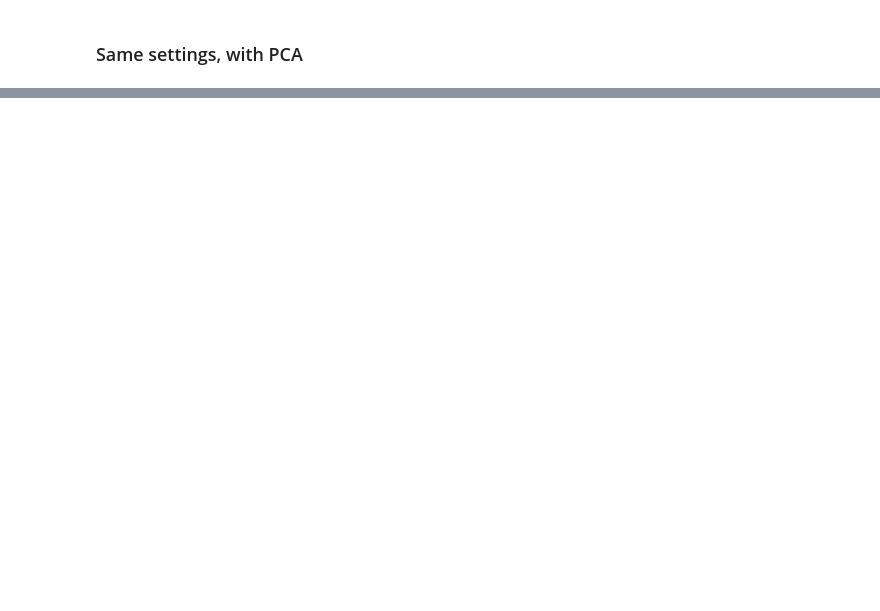
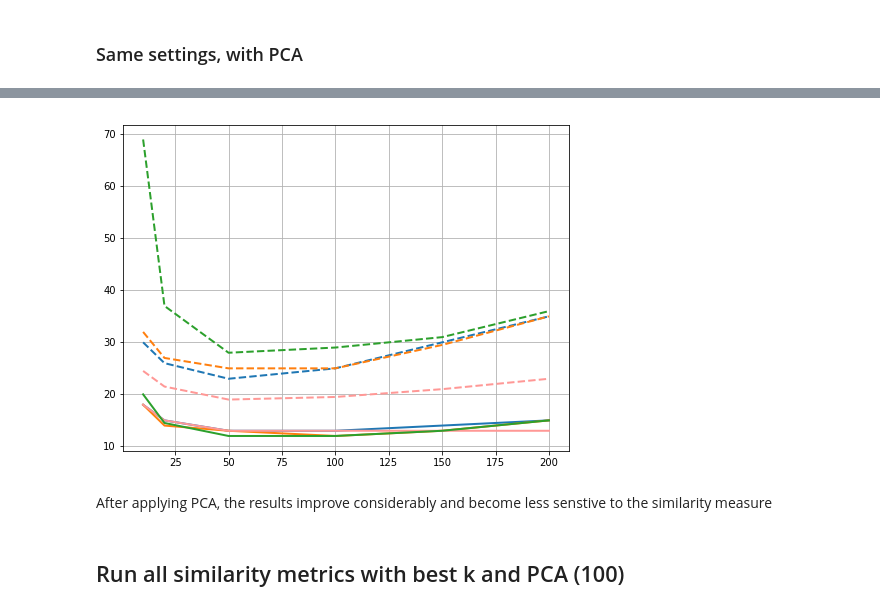
Before and after one commit to Slowika/Bag-of-Recipes, a Jupyter notebook: recommendations.ipynb, the cells around one changed output, grey strips where cells are left out. Cells and saved outputs as stored; diff of their text form; code cells hidden in the pictures; blank space fills up the shorter version.

```diff
--- a/recommendations.ipynb
+++ b/recommendations.ipynb
@@ -173,0 +200,21 @@ results_PCA.to_csv('results/parameter_settings_train_PCA.csv', sep = '\t')
+# %%
+data_pca       = results_PCA['median_rank']
+data           = results['median_rank']
+
+color_sequence = ['#1f77b4', '#ff7f0e', '#ff9896', '#2ca02c']
+
+fig, ax = plt.subplots(1, 1, figsize=(8, 6))
+for sim, color in zip(similarity_measures, color_sequence):
+    plt.plot(k_grid, data_pca.loc[results_PCA['similarity_measure'] == sim], color, linewidth = 2)
+    plt.plot(k_grid, data.loc[results['similarity_measure'] == sim], color, linewidth = 2,
+             linestyle = "--")
+plt.grid()
+
+# Add title and legend
+fig.savefig('plots/k_tuning_median.pdf')
+# %% [output]
+[figure, added]
+# %% [markdown]
+After applying PCA, the results improve considerably and become less senstive to the similarity measure
+# %% [markdown]
+## Run all similarity metrics with best k and PCA (100)
```
Also changed, not shown: parts of 9 cells of this notebook, 2 other files.
